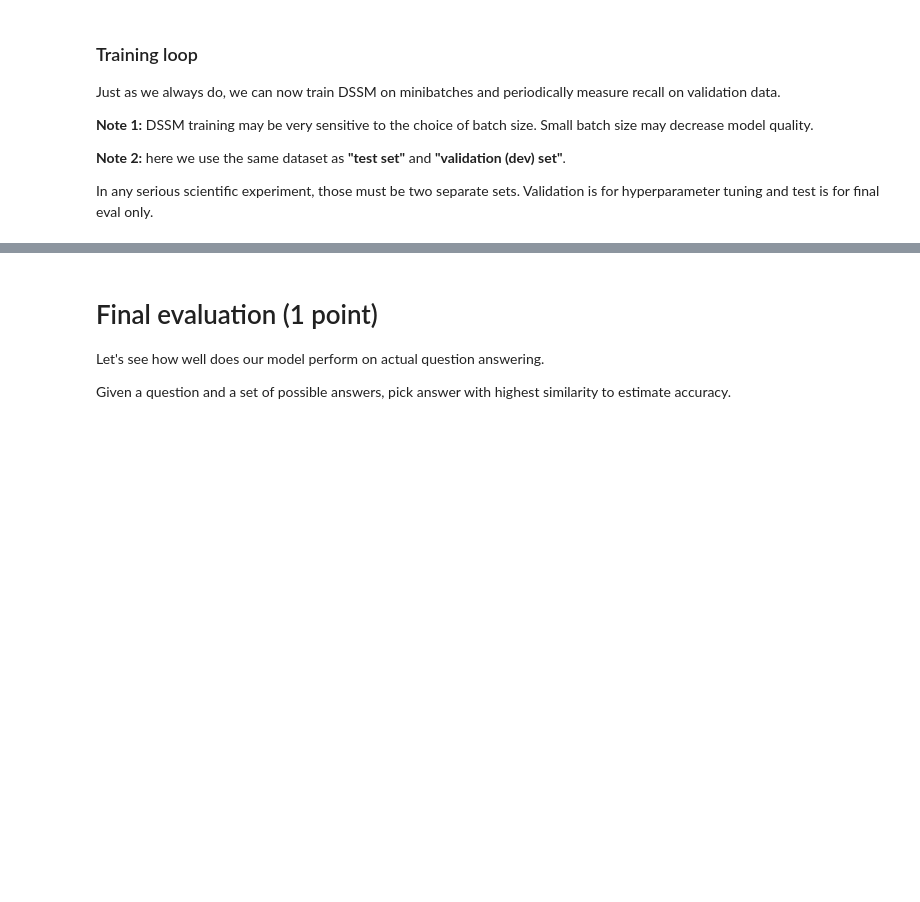
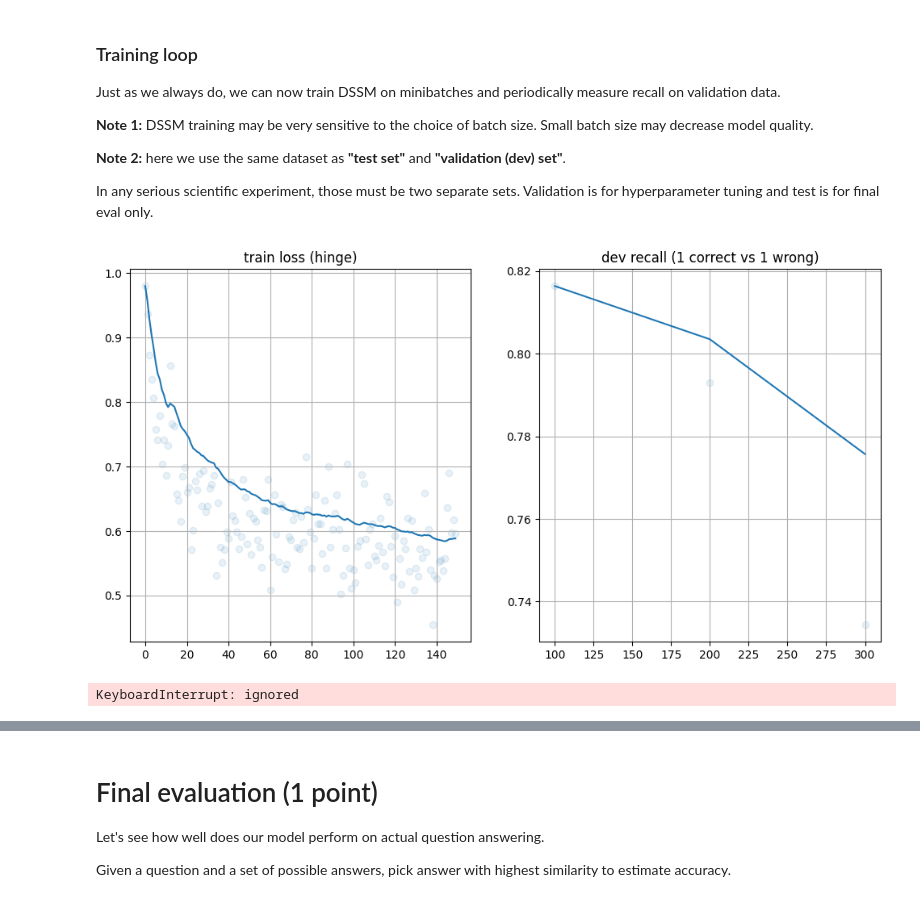
Before and after one commit to paulsok/nlp-course, a Jupyter notebook: week11_conversation/seminar_torch.ipynb, the cells around one changed output, grey strips where cells are left out. Cells and saved outputs as stored; diff of their text form; code cells hidden in the pictures; blank space fills up the shorter version.

Commit message:
week10(seminar): 05.05.2023 seminar torch part 2

```diff
--- a/week11_conversation/seminar_torch.ipynb
+++ b/week11_conversation/seminar_torch.ipynb
@@ -153,8 +155,8 @@ class Vectorizer(nn.Module):
         phrase_embs = (token_embs * mask).sum(1) / mask.sum(1)
         return self.head(phrase_embs)
 # %%
-question_vectorizer = Vectorizer()
-answer_vectorizer = Vectorizer()
+question_vectorizer = Vectorizer().to(device)
+answer_vectorizer = Vectorizer().to(device)
 # %%
 question_vectorizer.train(False)
 out1 = question_vectorizer(dummy_lines)
@@ -229,8 +242,7 @@ Note: in effect, we train a Deep Semantic Similarity Model [DSSM](https://www.mi
 # %%
 def similarity(a, b):
     """ Dot product as a similarity function """
-    <YOUR CODE>
-    return <...>
+    return torch.einsum('bc,bc->b', a, b)
 
 def compute_loss(question_vectors, correct_answer_vectors, wrong_answer_vectors, delta=1.0):
     """
@@ -242,8 +254,9 @@ def compute_loss(question_vectors, correct_answer_vectors, wrong_answer_vectors,
     :returns: loss for every row in batch, float32[batch_size]
     Hint: you can compute max(0, *) using torch.relu :)
     """
-    <YOUR CODE>
-    return <...>
+    sim_positive = similarity(question_vectors, correct_answer_vectors)
+    sim_negative = similarity(question_vectors, wrong_answer_vectors)
+    return torch.relu(delta - sim_positive + sim_negative)
 # %%
 dummy_v1 = torch.tensor([[0.1, 0.2, -1], [-1.2, 0.6, 1.0]], dtype=torch.float32)
 dummy_v2 = torch.tensor([[0.9, 2.1, -6.6], [0.1, 0.8, -2.2]], dtype=torch.float32)
@@ -257,13 +270,13 @@ Once loss is working, let's train our model by our usual means.
 # we also compute recall: the rate at which a^+ is closer to q than a^-
 def get_recall(questions, correct_answers, wrong_answers):
 
-    v_questions = <vectorize questions>
-    v_correct = <vectorize correct answers>
-    v_incorrect = <vectorize wrong answers>
+    v_questions = question_vectorizer(list(questions))
+    v_correct = answer_vectorizer(list(correct_answers))
+    v_incorrect = answer_vectorizer(list(wrong_answers))
 
     correct_is_closer = similarity(v_questions, v_correct) > similarity(v_questions, v_incorrect)
 
-    recall = torch.mean(correct_is_closer.to(torch.float32)).item()
+    return torch.mean(correct_is_closer.to(torch.float32)).item()
 # %%
 # make sure it works
 get_recall(**dummy_batch)
@@ -285,7 +300,11 @@ from tqdm import tqdm
 
 
 # Initialize model, optimizers, anything else you want
-<YOUR CODE HERE>
+question_vectorizer = Vectorizer().to(device)
+answer_vectorizer = Vectorizer().to(device)
+
+all_layers = nn.ModuleList([question_vectorizer, answer_vectorizer])
+opt = torch.optim.Adam(all_layers.parameters())
 
 
 ewma = lambda x, span: pd.DataFrame({'x': x})['x'].ewm(span=span).mean().values
@@ -295,34 +314,48 @@ dev_recall_history = []
 # %%
 # infinite training loop. Stop it manually or implement early stopping
 
 for batch in iterate_minibatches(train, batch_size=256, cycle=True):
+    all_layers.train(True)
 
     # Perform one training step
-    <YOUR CODE>
+    v_questions = question_vectorizer(list(batch['questions']))
+    v_correct = answer_vectorizer(list(batch['correct_answers']))
+    v_incorrect = answer_vectorizer(list(batch['wrong_answers']))
 
 
-    loss_t = <...>
+    loss_t = compute_loss(v_questions, v_correct, v_incorrect).mean()
+    loss_t.backward()
+    opt.step()
+    opt.zero_grad()
+
     loss_history.append(float(loss_t))
 
     if len(loss_history) % 50 == 0:
         # measure dev recall = P(correct_is_closer_than_wrong | q, a+, a-)
         dev_batch = next(dev_batches)
 
-        recall_t = <COMPUTE RECALL HERE>
+        all_layers.train(False)
+        recall_t = get_recall(**dev_batch)
 
         dev_recall_history.append(recall_t)
 
     if len(loss_history) % 50 == 0:
         clear_output(True)
         plt.figure(figsize=[12, 6])
         plt.subplot(1, 2, 1), plt.title('train loss (hinge)'), plt.grid()
         plt.scatter(np.arange(len(loss_history)), loss_history, alpha=0.1)
         plt.plot(ewma(loss_history, span=100))
         plt.subplot(1, 2, 2), plt.title('dev recall (1 correct vs 1 wrong)'), plt.grid()
         dev_time = np.arange(1, len(dev_recall_history) + 1) * 100
         plt.scatter(dev_time, dev_recall_history, alpha=0.1)
         plt.plot(dev_time, ewma(dev_recall_history, span=10))
         plt.show()
+
+    if len(loss_history) >= 1500:
+        break
+# %% [output]
+[figure, added]
+KeyboardInterrupt: ignored
 # %%
 print("Mean recall:", np.mean(dev_recall_history[-10:]))
 assert np.mean(dev_recall_history[-10:]) > 0.85, "Please train for at least 85% recall on test set. "\
```
Also changed, not shown: parts of 6 cells of this notebook.
